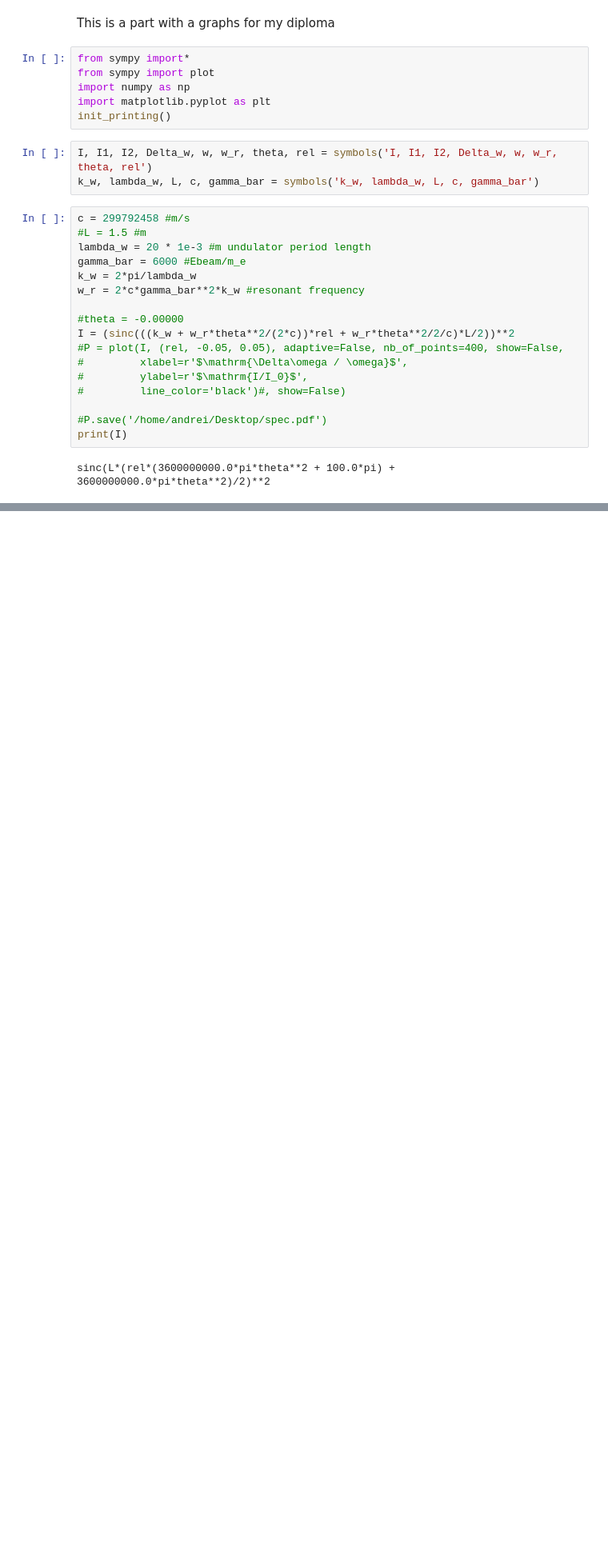
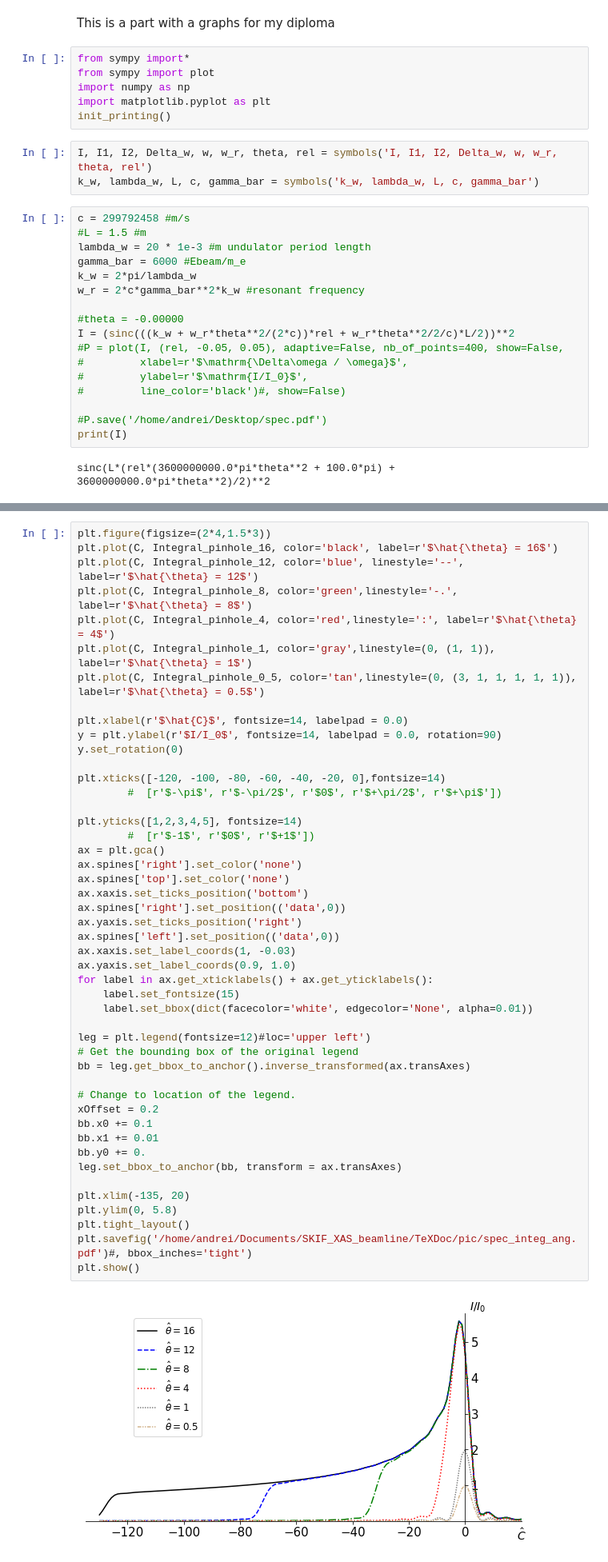
Before and after one commit to TrebAndrew/SKIF_XAS_beamline, a Jupyter notebook: SypPy_examp/Intesity_dist_spec.ipynb, the cells around one changed output, grey strips where cells are left out. Shown at 80% size. Saved outputs shown, nothing was run; the diff lists cells and outputs as text; blank space fills up the shorter version.

```diff
--- a/SypPy_examp/Intesity_dist_spec.ipynb
+++ b/SypPy_examp/Intesity_dist_spec.ipynb
@@ -67,0 +157,49 @@ plt.show()
+# %%
+plt.figure(figsize=(2*4,1.5*3))
+plt.plot(C, Integral_pinhole_16, color='black', label=r'$\hat{\theta} = 16$')
+plt.plot(C, Integral_pinhole_12, color='blue', linestyle='--', label=r'$\hat{\theta} = 12$')
+plt.plot(C, Integral_pinhole_8, color='green',linestyle='-.', label=r'$\hat{\theta} = 8$')
+plt.plot(C, Integral_pinhole_4, color='red',linestyle=':', label=r'$\hat{\theta} = 4$')
+plt.plot(C, Integral_pinhole_1, color='gray',linestyle=(0, (1, 1)), label=r'$\hat{\theta} = 1$')
+plt.plot(C, Integral_pinhole_0_5, color='tan',linestyle=(0, (3, 1, 1, 1, 1, 1)), label=r'$\hat{\theta} = 0.5$')
+
+plt.xlabel(r'$\hat{C}$', fontsize=14, labelpad = 0.0)
+y = plt.ylabel(r'$I/I_0$', fontsize=14, labelpad = 0.0, rotation=90)
+y.set_rotation(0)
+
+plt.xticks([-120, -100, -80, -60, -40, -20, 0],fontsize=14)
+        #  [r'$-\pi$', r'$-\pi/2$', r'$0$', r'$+\pi/2$', r'$+\pi$'])
+
+plt.yticks([1,2,3,4,5], fontsize=14)
+        #  [r'$-1$', r'$0$', r'$+1$'])
+ax = plt.gca()
+ax.spines['right'].set_color('none')
+ax.spines['top'].set_color('none')
+ax.xaxis.set_ticks_position('bottom')
+ax.spines['right'].set_position(('data',0))
+ax.yaxis.set_ticks_position('right')
+ax.spines['left'].set_position(('data',0))
+ax.xaxis.set_label_coords(1, -0.03)
+ax.yaxis.set_label_coords(0.9, 1.0)
+for label in ax.get_xticklabels() + ax.get_yticklabels():
+    label.set_fontsize(15)
+    label.set_bbox(dict(facecolor='white', edgecolor='None', alpha=0.01))
+
+leg = plt.legend(fontsize=12)#loc='upper left')
+# Get the bounding box of the original legend
+bb = leg.get_bbox_to_anchor().inverse_transformed(ax.transAxes)
+
+# Change to location of the legend.
+xOffset = 0.2
+bb.x0 += 0.1
+bb.x1 += 0.01
+bb.y0 += 0.
+leg.set_bbox_to_anchor(bb, transform = ax.transAxes)
+
+plt.xlim(-135, 20)
+plt.ylim(0, 5.8)
+plt.tight_layout()
+plt.savefig('/home/andrei/Documents/SKIF_XAS_beamline/TeXDoc/pic/spec_integ_ang.pdf')#, bbox_inches='tight')
+plt.show()
+# %% [output]
+[figure, added]
```
Also changed, not shown: parts of 5 cells of this notebook, 11 other files.
